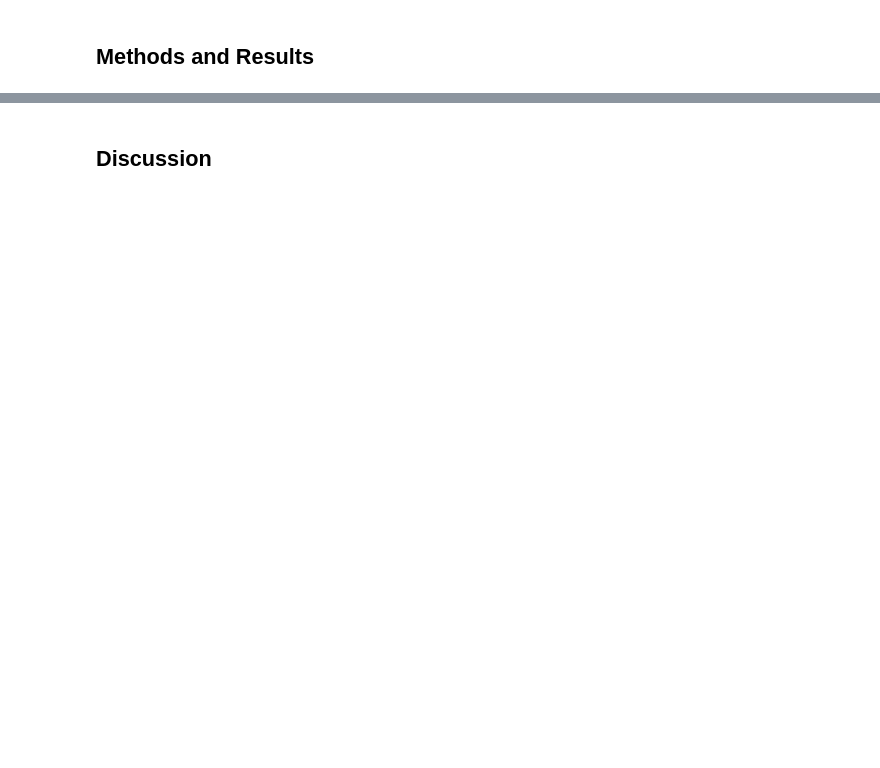
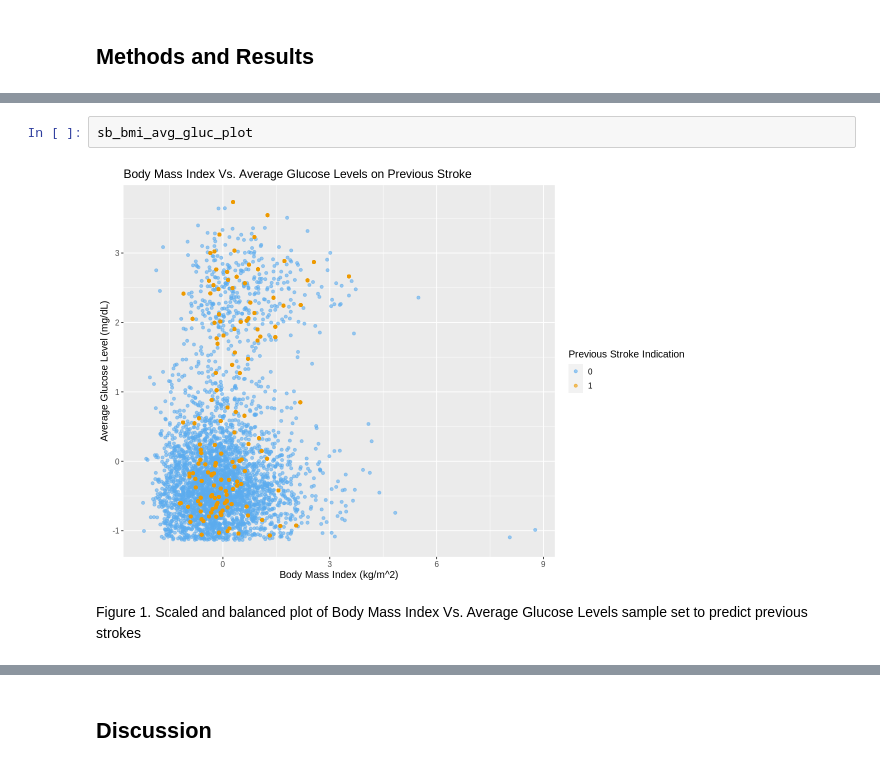
Before and after one commit to jordanjzhao/data-science-stroke-prediction, a Jupyter notebook: StrokePredictionClassification.ipynb, the cells around one changed output, grey strips where cells are left out. Saved outputs shown, nothing was run; the diff lists cells and outputs as text; blank space fills up the shorter version.

Commit message:
Implementation and Write Up complete, Final Edit and Workflow Plot Required

```diff
--- a/StrokePredictionClassification.ipynb
+++ b/StrokePredictionClassification.ipynb
@@ -252,0 +334,6 @@ Confusion matrix shows 1176 observations correctly predicted as cases of no stro
+# %%
+sb_bmi_avg_gluc_plot
+# %% [output]
+[figure, added]
+# %% [markdown]
+Figure 1. Scaled and balanced plot of Body Mass Index Vs. Average Glucose Levels sample set to predict previous strokes
```
Also changed, not shown: parts of 34 cells of this notebook.
